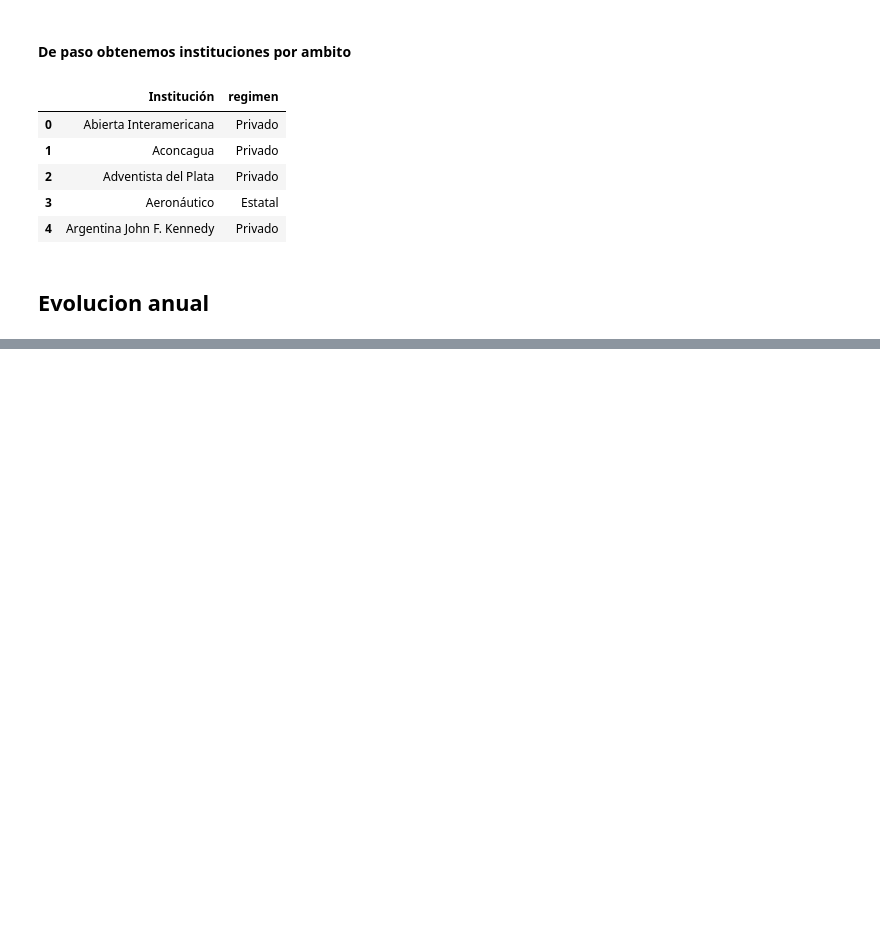
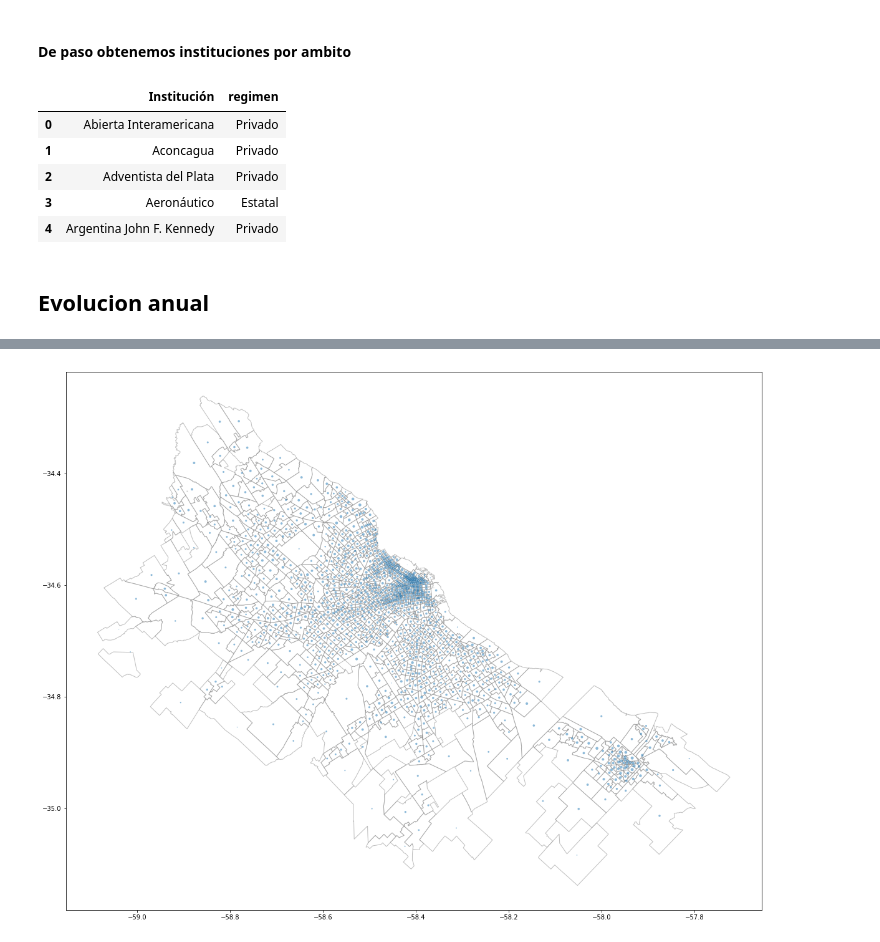
Before and after one commit to matuteiglesias/datosARG_Educacion, a Jupyter notebook: anuario_2013/clean/Merging cleaned tables.ipynb, the cells around one changed output, grey strips where cells are left out. Saved outputs shown, nothing was run; the diff lists cells and outputs as text; code cells hidden in the pictures; blank space fills up the shorter version.

Commit message:
Added user created data

```diff
--- a/anuario_2013/clean/Merging cleaned tables.ipynb
+++ b/anuario_2013/clean/Merging cleaned tables.ipynb
@@ -117,0 +109,9 @@ pd.DataFrame(pd.concat([df_est, df_ni, df_egr], axis = 1, sort = True).stack())
+# %%
+educ_censo = pd.read_csv('./../../../Datos_censo/Preguntas/niveles_educativos.csv')
+radio_ref = pd.read_csv('./../../../Datos_censo/Radios_censales/radio_ref.csv')
+radio_ref = radio_ref.loc[radio_ref.AGLOMERADO.isin([2, 32, 33])]
+# %%
+# Univs sin Terminar por partido
+merged = educ_censo.merge(radio_ref, on = 'RADIO_REF_ID')
+univs_sinT = merged.groupby(['NOMPROV', 'NOMDPTO']).sum()['72 Universitario sin T'].sort_values()
+univs_sinT
@@ -117,0 +160,11 @@ pd.DataFrame(pd.concat([df_est, df_ni, df_egr], axis = 1, sort = True).stack())
+# %%
+# Agregar parte espacial
+import geopandas as gpd
+rad_geom = gpd.read_file('./../../../Datos_censo/Radios_censales/radios_w_geometry.shp')
+radio_ref['LINK'] = radio_ref['radio'].astype(str).str.zfill(9)
+
+rad_geom = gpd.GeoDataFrame(radio_ref.merge(rad_geom[['LINK', 'geometry']]))
+
+frac_geom = rad_geom.dissolve(by = ['NOMPROV', 'NOMDPTO', 'IDFRAC'])[['geometry']]
+# %%
+ests_by_frac = merged.groupby(['NOMPROV', 'NOMDPTO', 'IDFRAC'])[['72 Universitario sin T']].sum()
@@ -117,0 +179,11 @@ pd.DataFrame(pd.concat([df_est, df_ni, df_egr], axis = 1, sort = True).stack())
+# %%
+gdf = gpd.GeoDataFrame(pd.concat([ests_by_frac, frac_geom], axis = 1))
+
+fig, ax = plt.subplots(1, figsize = (20, 20))
+gdf.plot(alpha = .5, color = 'w', edgecolor = '.5', ax = ax)
+gdf['geometry'] = gdf['geometry'].centroid
+gdf.plot(markersize = .5*np.sqrt(gdf['72 Universitario sin T']), alpha = .5, edgecolor = 'None',ax = ax)
+ax.set_aspect(1.2)
+plt.show()
+# %% [output]
+[figure, added]
```
Also changed, not shown: parts of 13 cells of this notebook, 1 other file.
